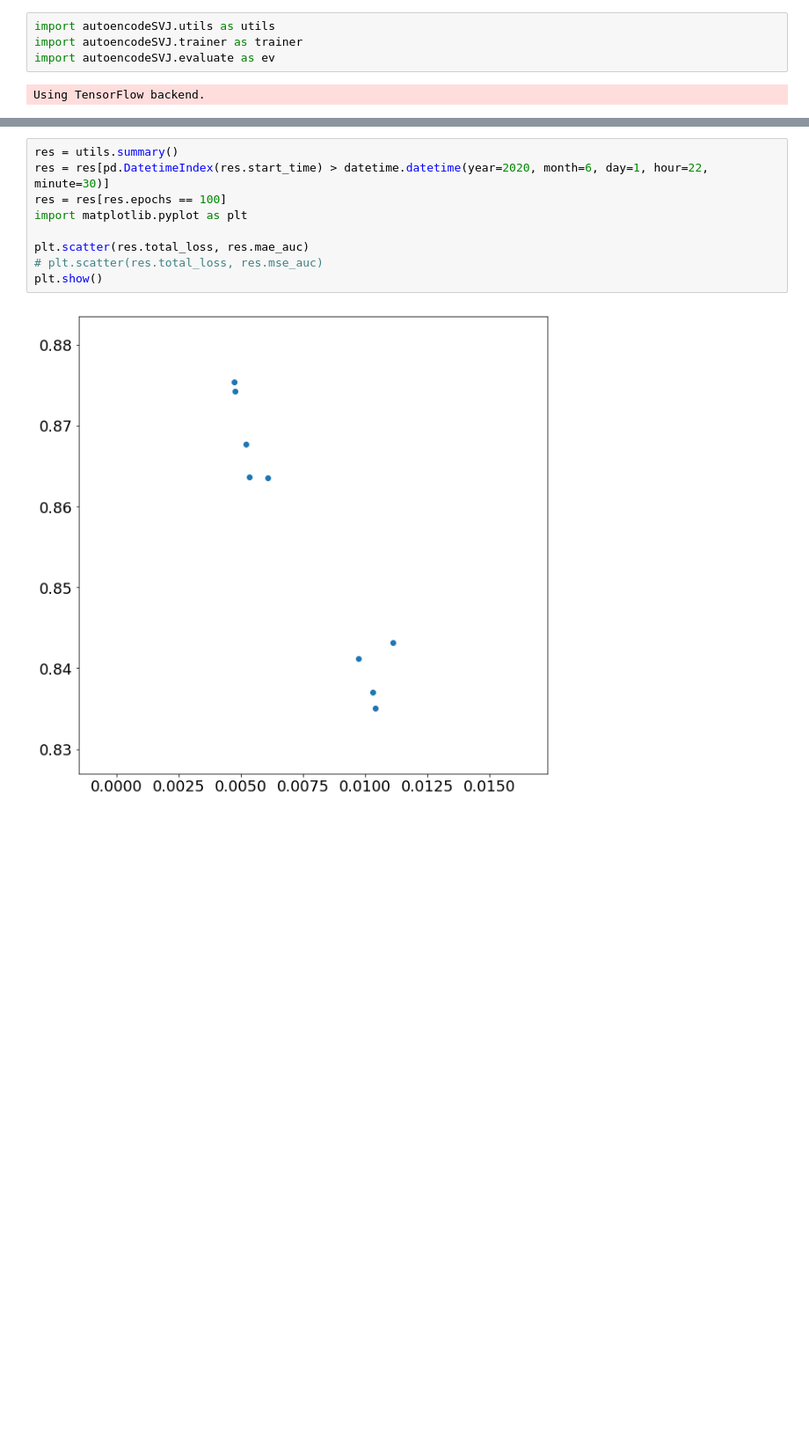
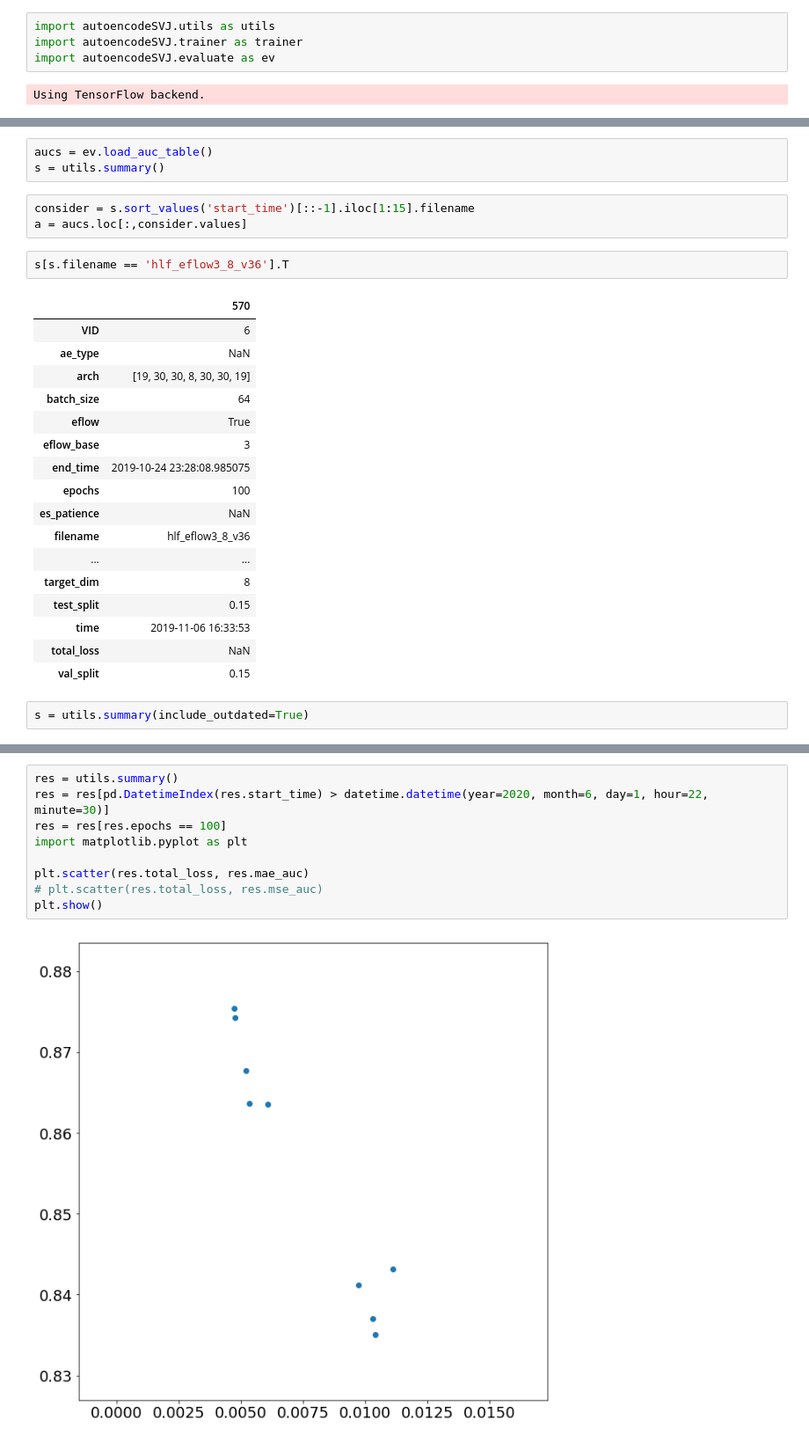
Before and after one commit to luclepot/SVJ, a Jupyter notebook: test.ipynb, the cells around one changed output, grey strips where cells are left out. Shown at 88% size. Saved outputs shown, nothing was run; the diff lists cells and outputs as text; blank space fills up the shorter version.

```diff
--- a/test.ipynb
+++ b/test.ipynb
@@ -6,0 +20,28 @@ Using TensorFlow backend.
+# %%
+aucs = ev.load_auc_table()
+s = utils.summary()
+# %%
+consider = s.sort_values('start_time')[::-1].iloc[1:15].filename
+a = aucs.loc[:,consider.values]
+# %%
+s[s.filename == 'hlf_eflow3_8_v36'].T
+# %% [output]
+|  | 570 |
+| VID | 6 |
+| ae_type | NaN |
+| arch | [19, 30, 30, 8, 30, 30, 19] |
+| batch_size | 64 |
+| eflow | True |
+| eflow_base | 3 |
+| end_time | 2019-10-24 23:28:08.985075 |
+| epochs | 100 |
+| es_patience | NaN |
+| filename | hlf_eflow3_8_v36 |
+| ... | ... |
+| target_dim | 8 |
+| test_split | 0.15 |
+| time | 2019-11-06 16:33:53 |
+| total_loss | NaN |
+| val_split | 0.15 |
+# %%
+s = utils.summary(include_outdated=True)
```
Also changed, not shown: parts of 2 cells of this notebook, 48 other files.
